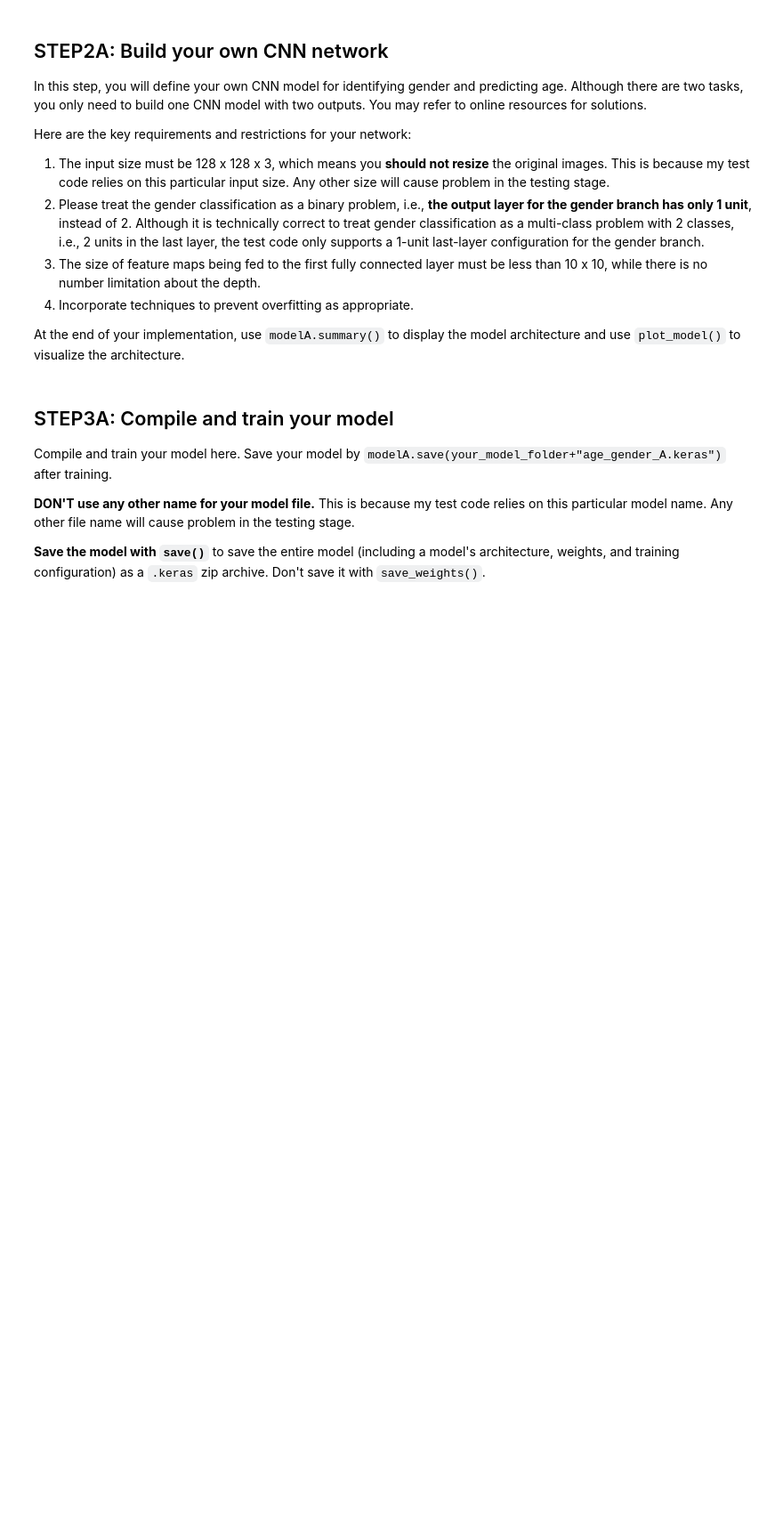
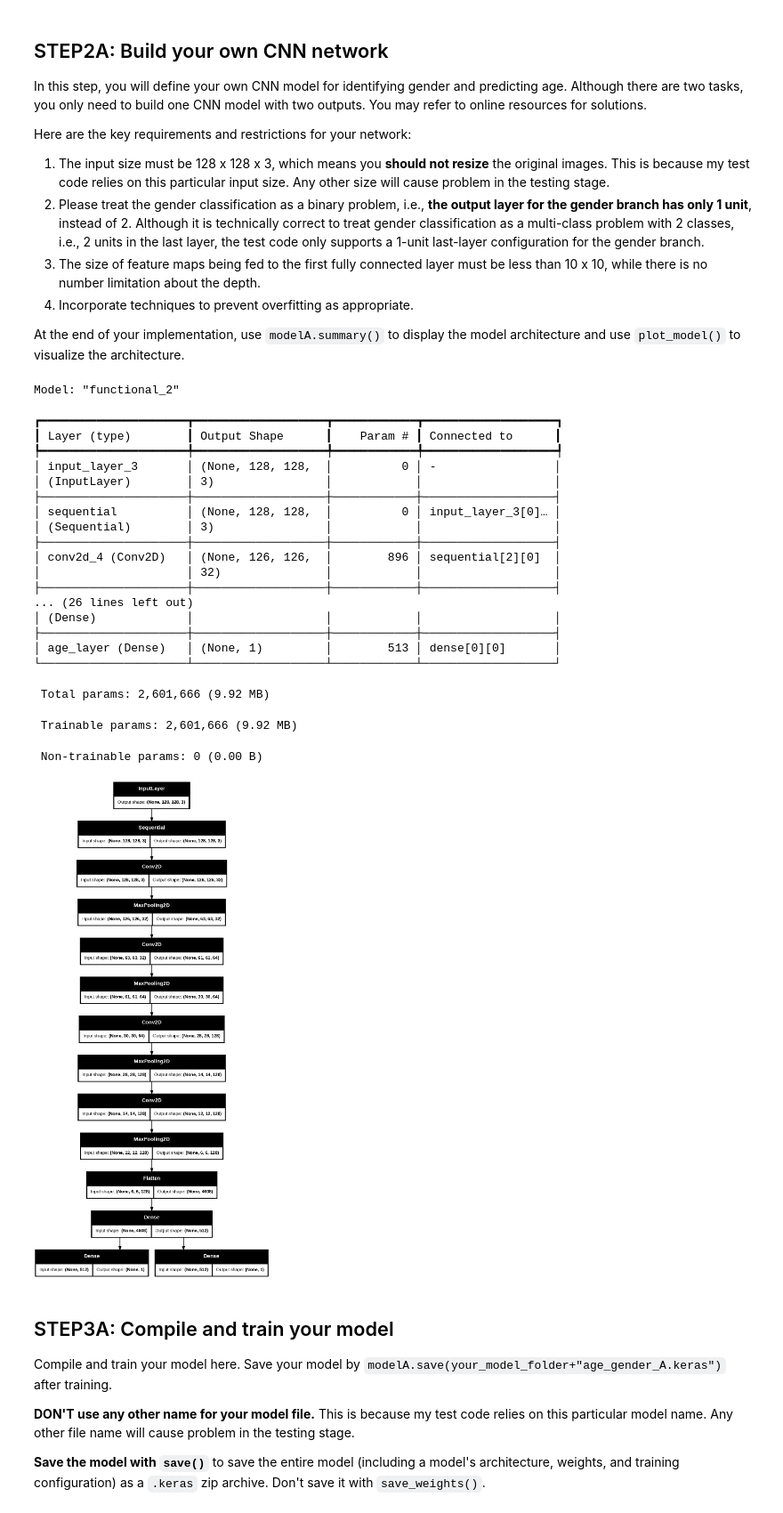
Before and after one commit to GianUOM/UniBath-Courseworks, a Jupyter notebook: UnderstandingDeepLearning/age_gender_submit (2).ipynb, the cells around one changed output. Shown at 89% size. Saved outputs shown, nothing was run; the diff lists cells and outputs as text; code cells hidden in the pictures; blank space fills up the shorter version.

```diff
--- a/UnderstandingDeepLearning/age_gender_submit (2).ipynb
+++ b/UnderstandingDeepLearning/age_gender_submit (2).ipynb
@@ -59,8 +94,9 @@ Please note:
 import os
 import random
 import numpy as np
+from tensorflow.keras import layers, Sequential
 
-folder_train_val = ####### the path for the train_val/ folder #######
+folder_train_val = "/content/drive/MyDrive/Colab Notebooks/train_val"
 all_image_files = [file for file in os.listdir(folder_train_val) if file.lower().endswith(('.jpg'))]
 
 # Shuffle the dataset to ensure random distribution
@@ -105,5 +141,11 @@ train_images, train_age, train_gender = load_imgs_lables(folder_train_val,train_
 val_images, val_age, val_gender = load_imgs_lables(folder_train_val,val_image_files)
 
 #
-######### Add your code for data augmentation here #########
+data_augmentation = Sequential([
+    layers.RandomFlip("horizontal"),
+    layers.RandomRotation(0.2),
+    layers.RandomZoom(0.1),
+    layers.RandomTranslation(0.1, 0.1),
+    layers.RandomShear(0.1)
+])
 #
@@ -129,3 +168,59 @@ plot_model(modelA, show_shapes=True,dpi=100)
+# %%
+#
+from tensorflow.keras import layers, Model, Input
+
+inputs = Input(shape=(128, 128, 3))
+
+x = data_augmentation(inputs)
+
+x = layers.Conv2D(32, (3, 3), activation='relu')(x)
+x = layers.MaxPooling2D(2, 2)(x)
+
+x = layers.Conv2D(64, (3, 3), activation='relu')(x)
+x = layers.MaxPooling2D(2, 2)(x)
+
+x = layers.Conv2D(128, (3, 3), activation='relu')(x)
+x = layers.MaxPooling2D(2, 2)(x)
+
+x = layers.Conv2D(128, (3, 3), activation='relu')(x)
+x = layers.MaxPooling2D(2, 2)(x)
+
+x = layers.Flatten()(x)
+x = layers.Dense(512, activation = 'relu')(x)
+
+gender_output = layers.Dense(1, activation='sigmoid', name='gender_layer')(x)
+age_output = layers.Dense(1, name='age_layer')(x)
+
+modelA = Model(inputs=inputs, outputs=[gender_output, age_output])
+
+#
+
+modelA.summary()
+from tensorflow.keras.utils import plot_model
+plot_model(modelA, show_shapes=True,dpi=100)
+# %% [output]
+Model: "functional_2"
+┏━━━━━━━━━━━━━━━━━━━━━┳━━━━━━━━━━━━━━━━━━━┳━━━━━━━━━━━━┳━━━━━━━━━━━━━━━━━━━┓
+┃ Layer (type)        ┃ Output Shape      ┃    Param # ┃ Connected to      ┃
+┡━━━━━━━━━━━━━━━━━━━━━╇━━━━━━━━━━━━━━━━━━━╇━━━━━━━━━━━━╇━━━━━━━━━━━━━━━━━━━┩
+│ input_layer_3       │ (None, 128, 128,  │          0 │ -                 │
+│ (InputLayer)        │ 3)                │            │                   │
+├─────────────────────┼───────────────────┼────────────┼───────────────────┤
+│ sequential          │ (None, 128, 128,  │          0 │ input_layer_3[0]… │
+│ (Sequential)        │ 3)                │            │                   │
+├─────────────────────┼───────────────────┼────────────┼───────────────────┤
+│ conv2d_4 (Conv2D)   │ (None, 126, 126,  │        896 │ sequential[2][0]  │
+│                     │ 32)               │            │                   │
+├─────────────────────┼───────────────────┼────────────┼───────────────────┤
+... (26 lines left out)
+│ (Dense)             │                   │            │                   │
+├─────────────────────┼───────────────────┼────────────┼───────────────────┤
+│ age_layer (Dense)   │ (None, 1)         │        513 │ dense[0][0]       │
+└─────────────────────┴───────────────────┴────────────┴───────────────────┘
+ Total params: 2,601,666 (9.92 MB)
+ Trainable params: 2,601,666 (9.92 MB)
+ Non-trainable params: 0 (0.00 B)
+[figure, added]
 # %% [markdown]
 ## STEP3A: Compile and train your model
 Compile and train your model here.
```
Also changed, not shown: parts of 9 cells of this notebook.
